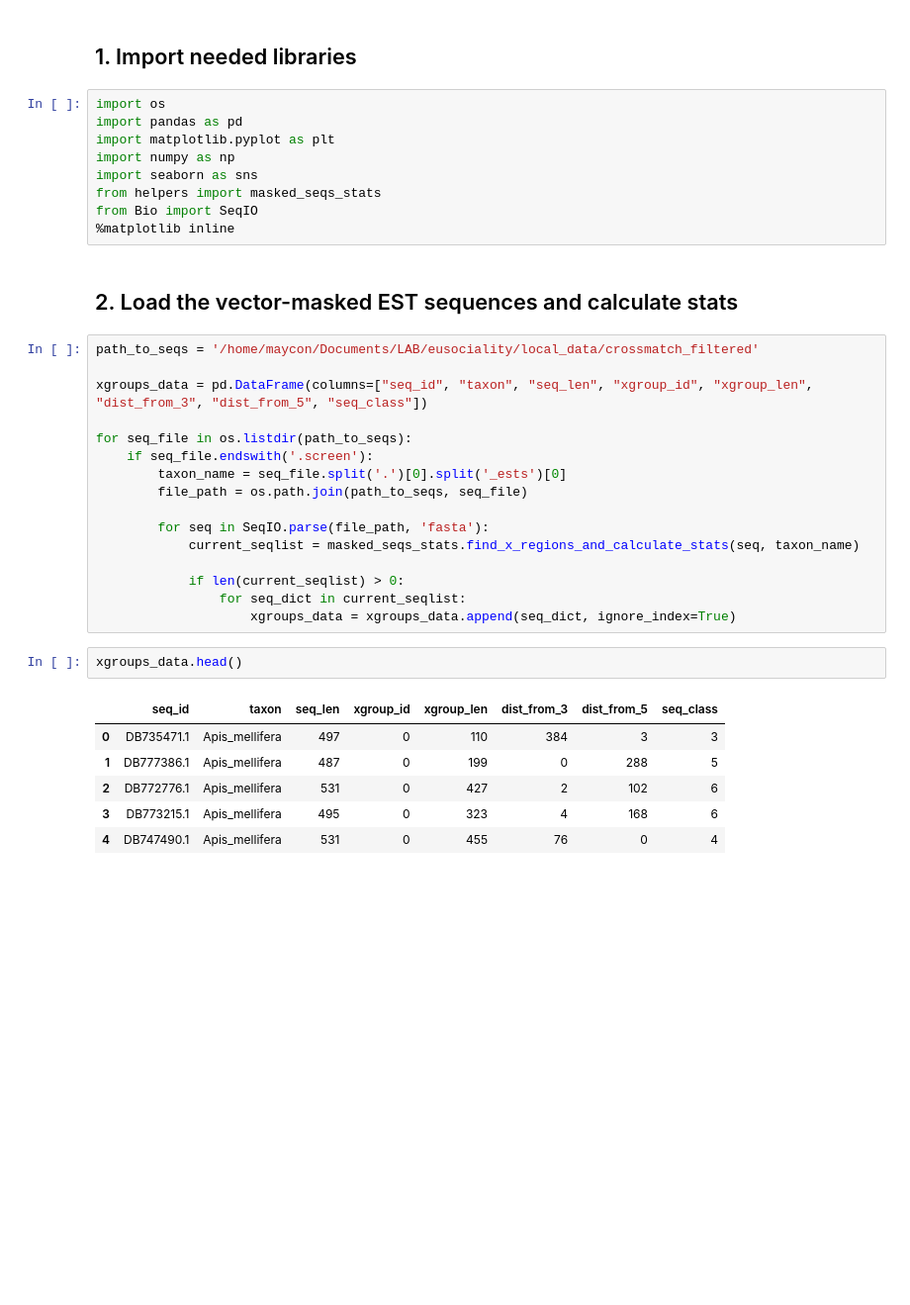
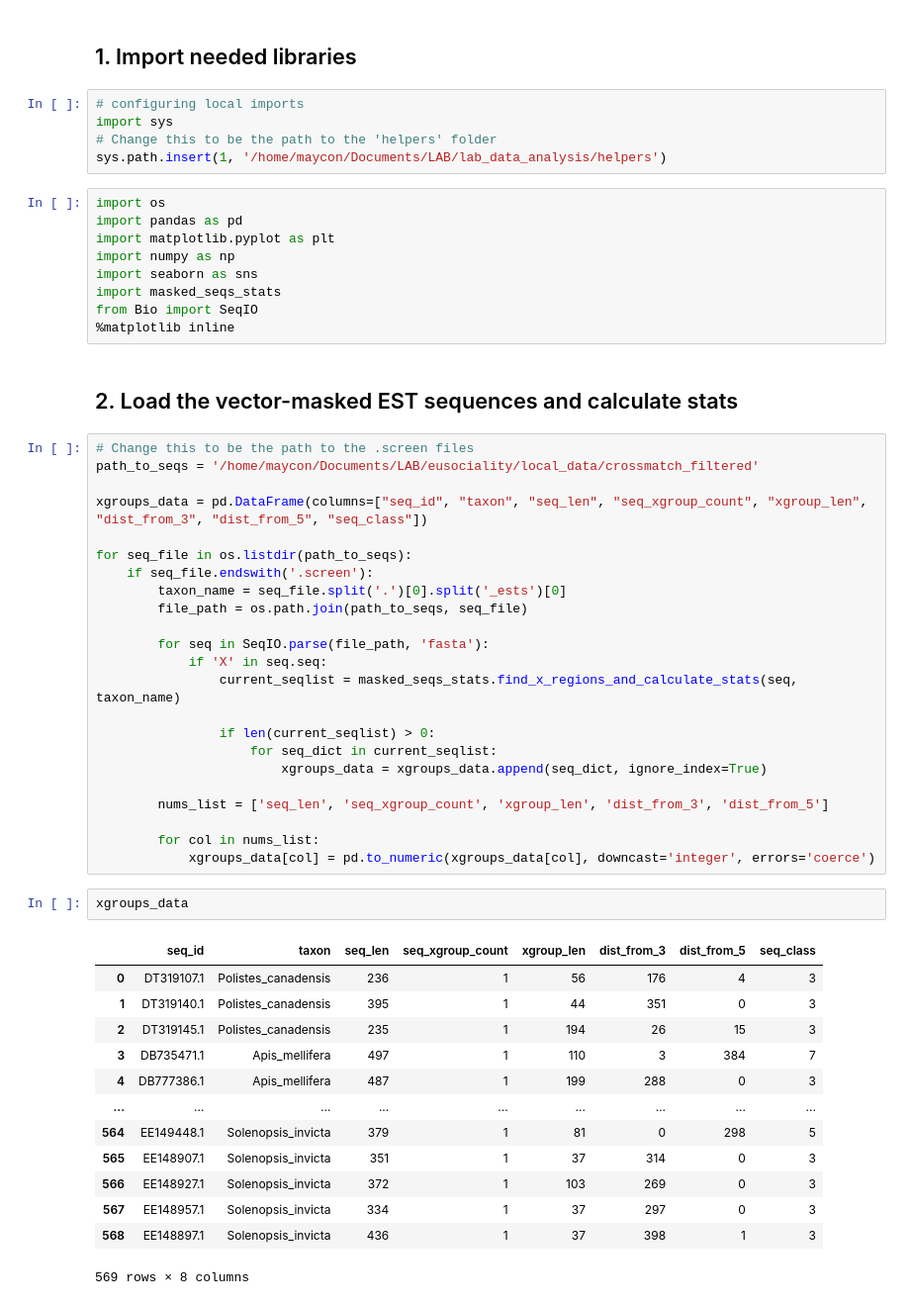
Before and after one commit to flayner2/lab_data_analysis, a Jupyter notebook: notebooks/analyze_vector_masking_data.ipynb, the cells around one changed output. Shown at 99% size. Cells and saved outputs as stored; diff of their text form; blank space fills up the shorter version.

Commit message:
Fixed merging errors

```diff
--- a/notebooks/analyze_vector_masking_data.ipynb
+++ b/notebooks/analyze_vector_masking_data.ipynb
@@ -1,20 +1,26 @@
 # %% [markdown]
 ## 1. Import needed libraries
+# %%
+# configuring local imports
+import sys
+# Change this to be the path to the 'helpers' folder
+sys.path.insert(1, '/home/maycon/Documents/LAB/lab_data_analysis/helpers')
 # %%
 import os
 import pandas as pd
 import matplotlib.pyplot as plt
 import numpy as np
 import seaborn as sns
-from helpers import masked_seqs_stats
+import masked_seqs_stats
 from Bio import SeqIO
 %matplotlib inline
 # %% [markdown]
 ## 2. Load the vector-masked EST sequences and calculate stats
 # %%
+# Change this to be the path to the .screen files
 path_to_seqs = '/home/maycon/Documents/LAB/eusociality/local_data/crossmatch_filtered'
 
-xgroups_data = pd.DataFrame(columns=["seq_id", "taxon", "seq_len", "xgroup_id", "xgroup_len", "dist_from_3", "dist_from_5", "seq_class"])
+xgroups_data = pd.DataFrame(columns=["seq_id", "taxon", "seq_len", "seq_xgroup_count", "xgroup_len", "dist_from_3", "dist_from_5", "seq_class"])
 
 for seq_file in os.listdir(path_to_seqs):
     if seq_file.endswith('.screen'):
@@ -22,17 +28,30 @@ for seq_file in os.listdir(path_to_seqs):
         file_path = os.path.join(path_to_seqs, seq_file)
 
         for seq in SeqIO.parse(file_path, 'fasta'):
-            current_seqlist = masked_seqs_stats.find_x_regions_and_calculate_stats(seq, taxon_name)
+            if 'X' in seq.seq:
+                current_seqlist = masked_seqs_stats.find_x_regions_and_calculate_stats(seq, taxon_name)
 
-            if len(current_seqlist) > 0:
-                for seq_dict in current_seqlist:
-                    xgroups_data = xgroups_data.append(seq_dict, ignore_index=True)
+                if len(current_seqlist) > 0:
+                    for seq_dict in current_seqlist:
+                        xgroups_data = xgroups_data.append(seq_dict, ignore_index=True)
+
+        nums_list = ['seq_len', 'seq_xgroup_count', 'xgroup_len', 'dist_from_3', 'dist_from_5']
+
+        for col in nums_list:
+            xgroups_data[col] = pd.to_numeric(xgroups_data[col], downcast='integer', errors='coerce')
 # %%
-xgroups_data.head()
+xgroups_data
 # %% [output]
-|  | seq_id | taxon | seq_len | xgroup_id | xgroup_len | dist_from_3 | dist_from_5 | seq_class |
-| 0 | DB735471.1 | Apis_mellifera | 497 | 0 | 110 | 384 | 3 | 3 |
-| 1 | DB777386.1 | Apis_mellifera | 487 | 0 | 199 | 0 | 288 | 5 |
-| 2 | DB772776.1 | Apis_mellifera | 531 | 0 | 427 | 2 | 102 | 6 |
-| 3 | DB773215.1 | Apis_mellifera | 495 | 0 | 323 | 4 | 168 | 6 |
-| 4 | DB747490.1 | Apis_mellifera | 531 | 0 | 455 | 76 | 0 | 4 |
+|  | seq_id | taxon | seq_len | seq_xgroup_count | xgroup_len | dist_from_3 | dist_from_5 | seq_class |
+| 0 | DT319107.1 | Polistes_canadensis | 236 | 1 | 56 | 176 | 4 | 3 |
+| 1 | DT319140.1 | Polistes_canadensis | 395 | 1 | 44 | 351 | 0 | 3 |
+| 2 | DT319145.1 | Polistes_canadensis | 235 | 1 | 194 | 26 | 15 | 3 |
+| 3 | DB735471.1 | Apis_mellifera | 497 | 1 | 110 | 3 | 384 | 7 |
+| 4 | DB777386.1 | Apis_mellifera | 487 | 1 | 199 | 288 | 0 | 3 |
+| ... | ... | ... | ... | ... | ... | ... | ... | ... |
+| 564 | EE149448.1 | Solenopsis_invicta | 379 | 1 | 81 | 0 | 298 | 5 |
+| 565 | EE148907.1 | Solenopsis_invicta | 351 | 1 | 37 | 314 | 0 | 3 |
+| 566 | EE148927.1 | Solenopsis_invicta | 372 | 1 | 103 | 269 | 0 | 3 |
+| 567 | EE148957.1 | Solenopsis_invicta | 334 | 1 | 37 | 297 | 0 | 3 |
+| 568 | EE148897.1 | Solenopsis_invicta | 436 | 1 | 37 | 398 | 1 | 3 |
+569 rows × 8 columns
```
Also changed, not shown: parts of 40 cells of this notebook.
